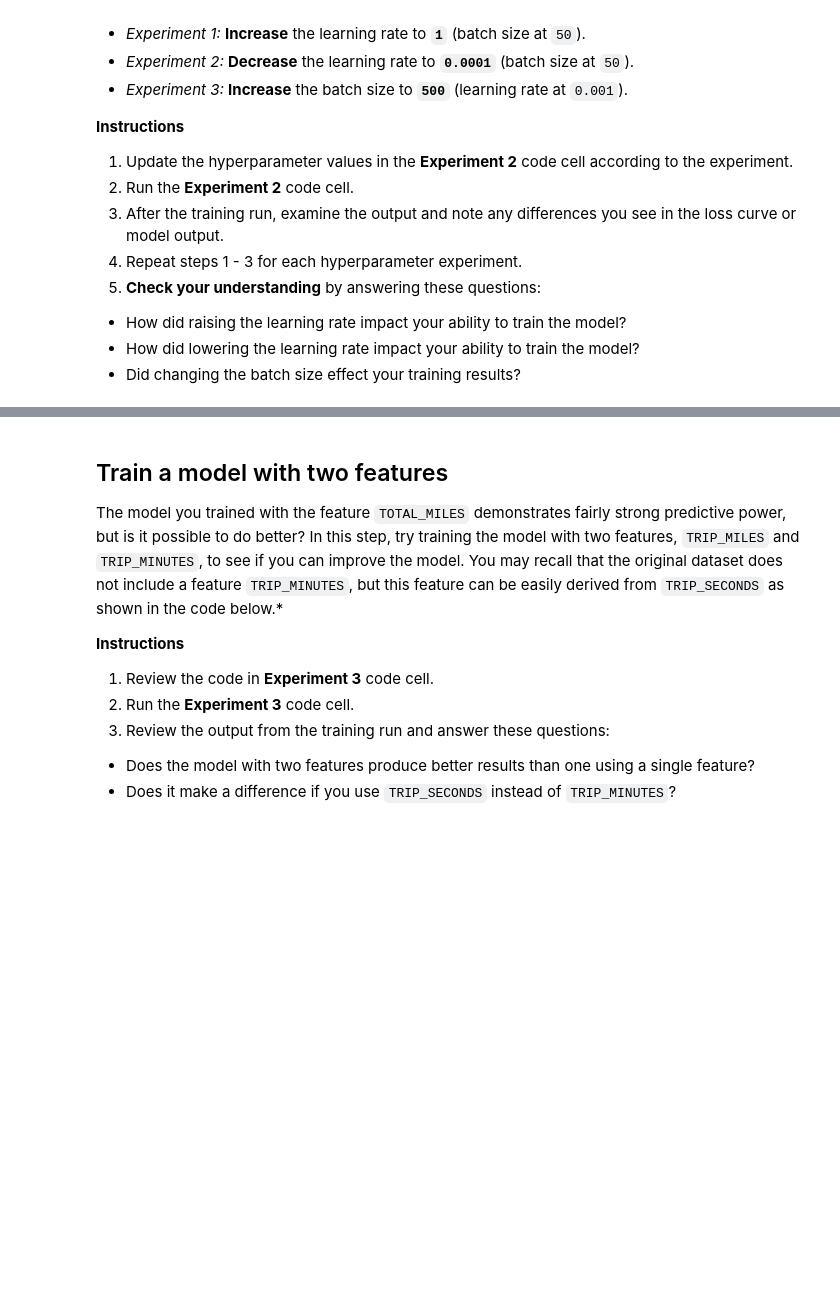
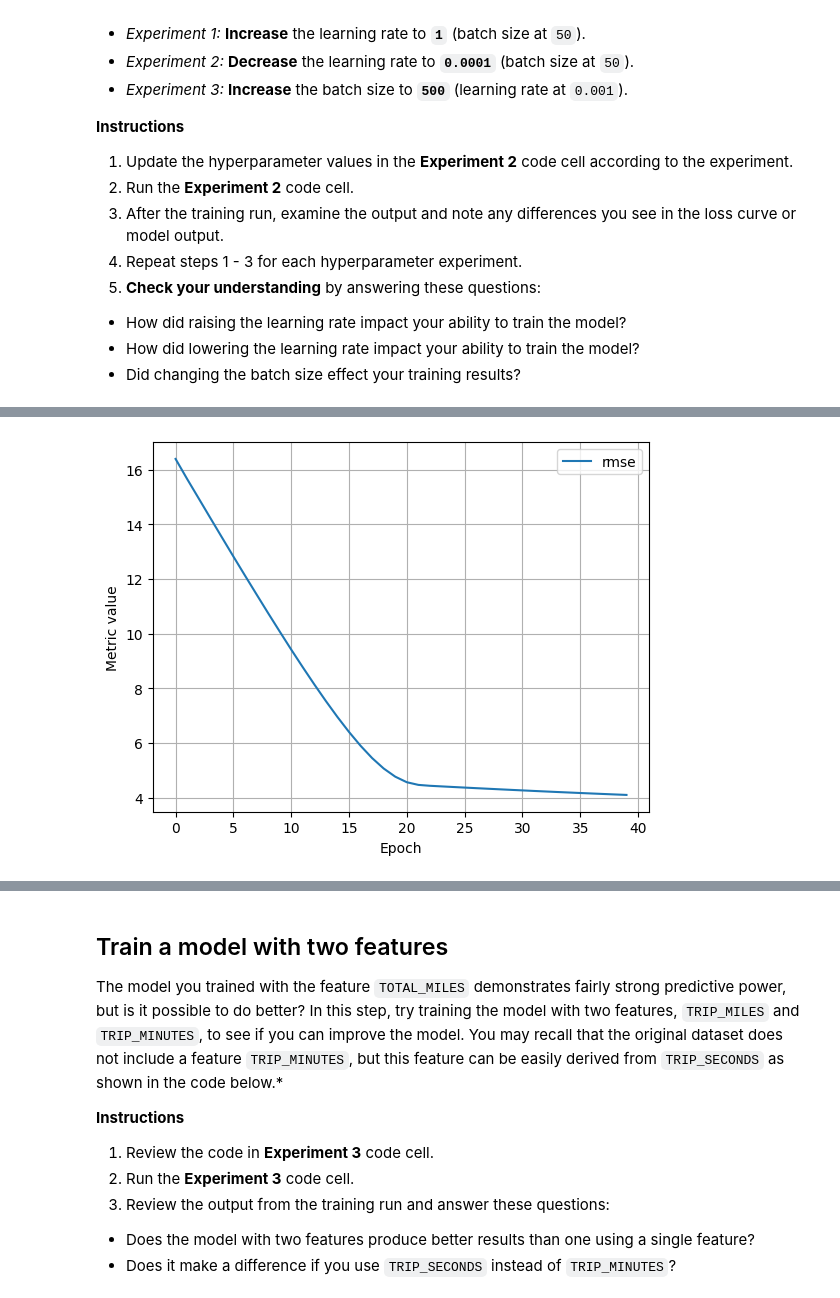
Before and after one commit to AmeliaLis/ml_learning, a Jupyter notebook: ml/cc/exercises/linear_regression_taxi.ipynb, the cells around one changed output, grey strips where cells are left out. Drawn from its saved outputs; the diff is of its cells as text; code cells hidden in the pictures; blank space fills up the shorter version.

```diff
--- a/ml/cc/exercises/linear_regression_taxi.ipynb
+++ b/ml/cc/exercises/linear_regression_taxi.ipynb
@@ -370,8 +478,8 @@ It is common with machine learning to run multiple experiments to find the best
 # TODO - Adjust these hyperparameters to see how they impact a training run.
 settings_2 = ml_edu.experiment.ExperimentSettings(
     learning_rate = 0.001,
-    number_epochs = 20,
-    batch_size = 50,
+    number_epochs = 40,
+    batch_size = 500,
     input_features = ['TRIP_MILES']
 )
 
@@ -383,3 +491,4 @@ experiment_2 = train_model('one_feature_hyper', model_2, training_df, 'FARE', se
 
 ml_edu.results.plot_experiment_metrics(experiment_2, ['rmse'])
 ml_edu.results.plot_model_predictions(experiment_2, training_df, 'FARE')
+# %% [output]
@@ -386,3 +513,4 @@ ml_edu.results.plot_model_predictions(experiment_2, training_df, 'FARE')
+[figure, added]
 # %%
 #@title Double-click to view answers for hyperparameter experiments
 
```
Also changed, not shown: parts of 17 cells of this notebook.
